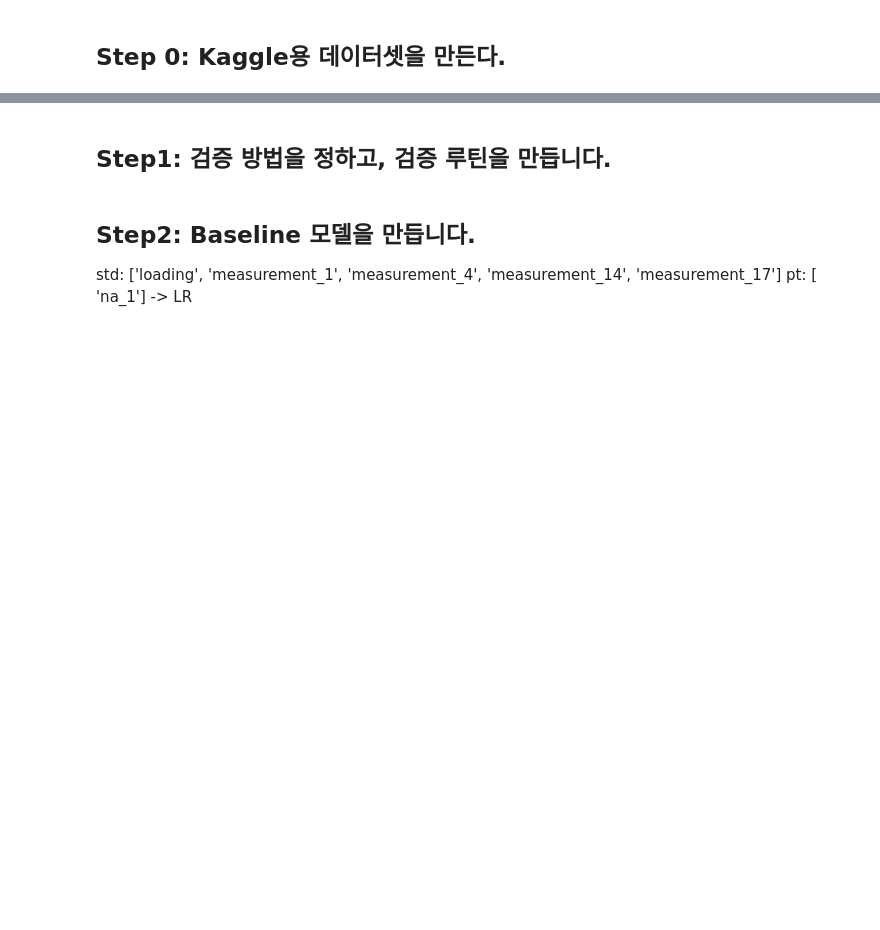
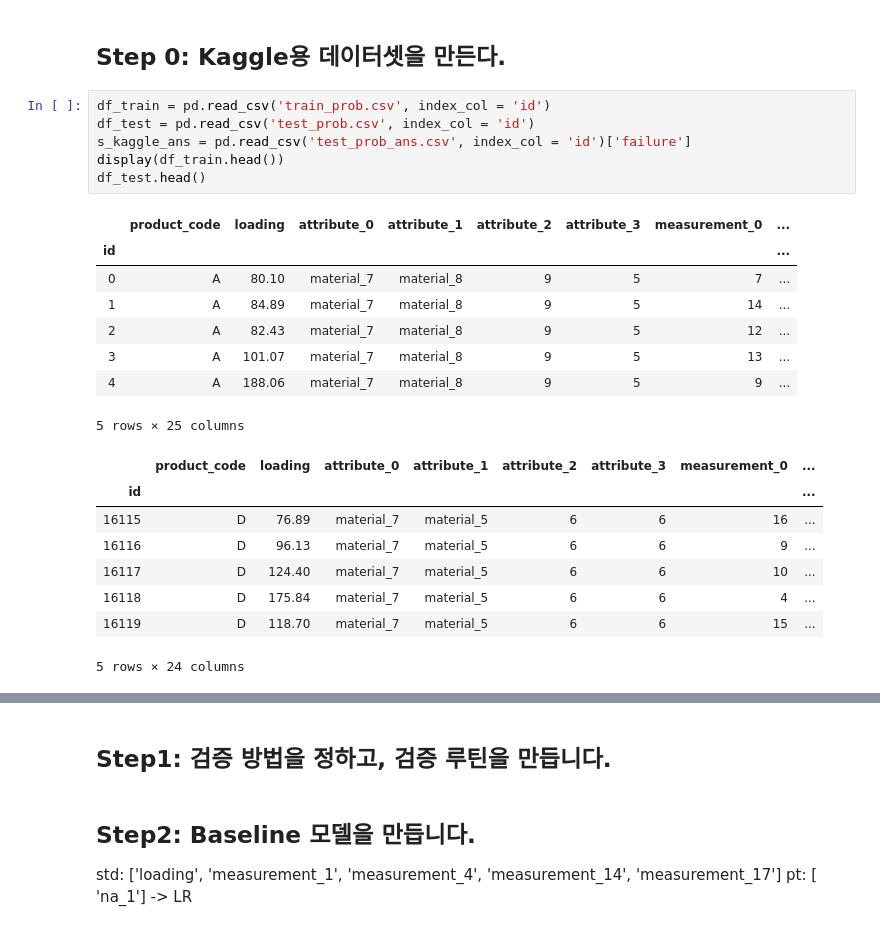
Before and after one commit to sunkusun9/DS_lv3_2511_2, a Jupyter notebook: sec_ds_lv3_prob1_kaggle.ipynb, the cells around one changed output, grey strips where cells are left out. Saved outputs shown, nothing was run; the diff lists cells and outputs as text; blank space fills up the shorter version.

Commit message:
Day2 Kaggle 전처리 노트 올립니다.

```diff
--- a/sec_ds_lv3_prob1_kaggle.ipynb
+++ b/sec_ds_lv3_prob1_kaggle.ipynb
@@ -37,2 +61,25 @@ Step 4: 모델 개선 작업을 합니다.
 # %% [markdown]
 ## Step 0: Kaggle용 데이터셋을 만든다.
+# %%
+df_train = pd.read_csv('train_prob.csv', index_col = 'id')
+df_test = pd.read_csv('test_prob.csv', index_col = 'id')
+s_kaggle_ans = pd.read_csv('test_prob_ans.csv', index_col = 'id')['failure']
+display(df_train.head())
+df_test.head()
+# %% [output]
+|  | product_code | loading | attribute_0 | attribute_1 | attribute_2 | attribute_3 | measurement_0 | ... |
+| id |  |  |  |  |  |  |  | ... |
+| 0 | A | 80.10 | material_7 | material_8 | 9 | 5 | 7 | ... |
+| 1 | A | 84.89 | material_7 | material_8 | 9 | 5 | 14 | ... |
+| 2 | A | 82.43 | material_7 | material_8 | 9 | 5 | 12 | ... |
+| 3 | A | 101.07 | material_7 | material_8 | 9 | 5 | 13 | ... |
+| 4 | A | 188.06 | material_7 | material_8 | 9 | 5 | 9 | ... |
+5 rows × 25 columns
+|  | product_code | loading | attribute_0 | attribute_1 | attribute_2 | attribute_3 | measurement_0 | ... |
+| id |  |  |  |  |  |  |  | ... |
+| 16115 | D | 76.89 | material_7 | material_5 | 6 | 6 | 16 | ... |
+| 16116 | D | 96.13 | material_7 | material_5 | 6 | 6 | 9 | ... |
+| 16117 | D | 124.40 | material_7 | material_5 | 6 | 6 | 10 | ... |
+| 16118 | D | 175.84 | material_7 | material_5 | 6 | 6 | 4 | ... |
+| 16119 | D | 118.70 | material_7 | material_5 | 6 | 6 | 15 | ... |
+5 rows × 24 columns
```
Also changed, not shown: parts of 7 cells of this notebook.
